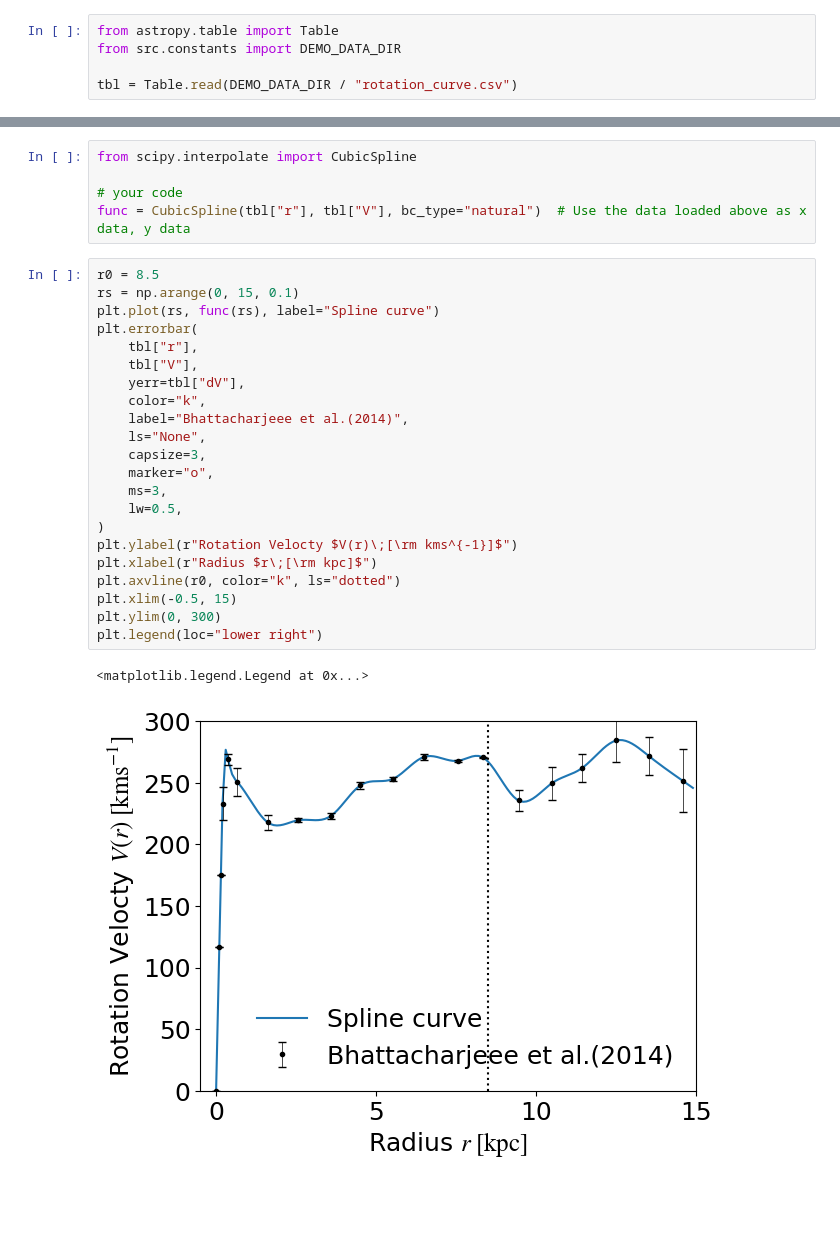
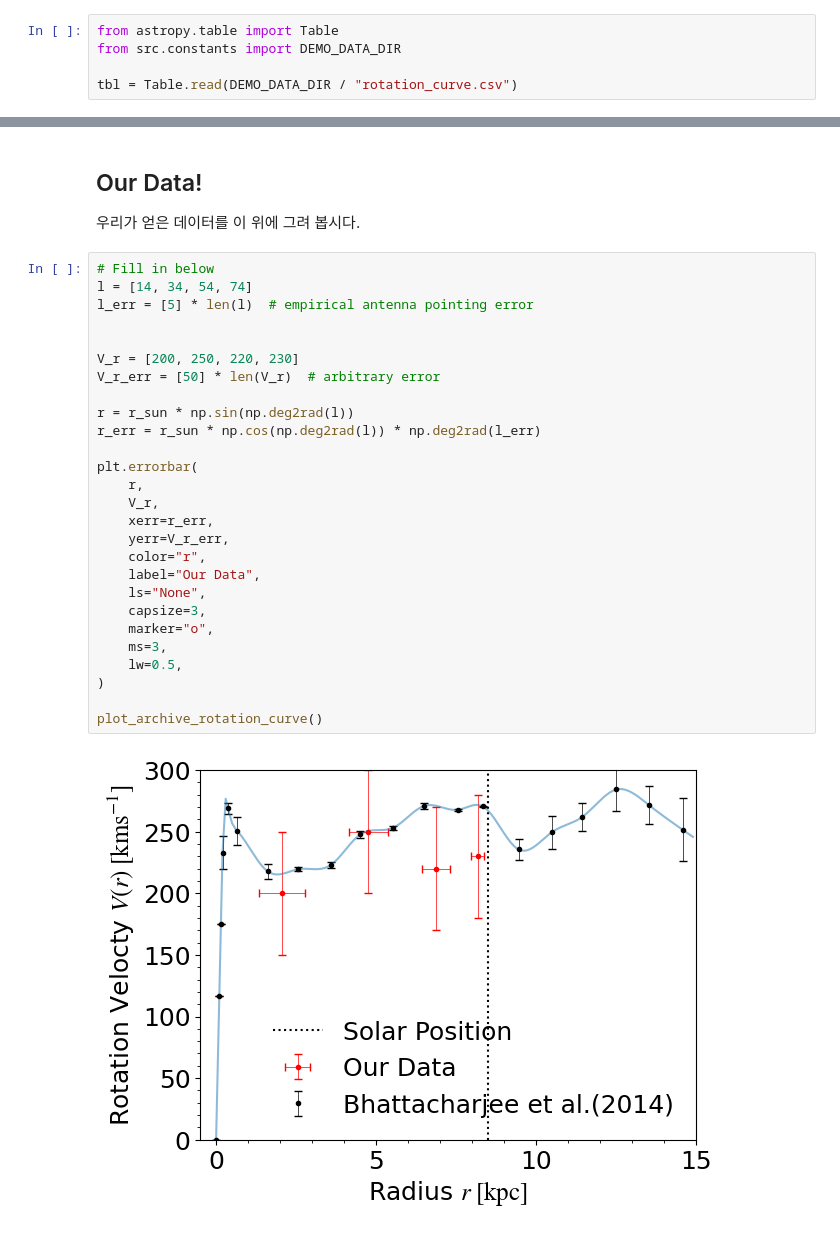
Before and after one commit to renormalization2/snu_astro_camp_2025, a Jupyter notebook: data_analysis_demo.ipynb, the cells around one changed output, grey strips where cells are left out. Cells and saved outputs as stored; diff of their text form; blank space fills up the shorter version.

```diff
--- a/data_analysis_demo.ipynb
+++ b/data_analysis_demo.ipynb
@@ -300,30 +323,33 @@ plt.show()
-# %%
-from scipy.interpolate import CubicSpline
-
-# your code
-func = CubicSpline(tbl["r"], tbl["V"], bc_type="natural")  # Use the data loaded above as x data, y data
-# %%
-r0 = 8.5
-rs = np.arange(0, 15, 0.1)
-plt.plot(rs, func(rs), label="Spline curve")
-plt.errorbar(
-    tbl["r"],
-    tbl["V"],
-    yerr=tbl["dV"],
-    color="k",
-    label="Bhattacharjeee et al.(2014)",
-    ls="None",
-    capsize=3,
-    marker="o",
-    ms=3,
-    lw=0.5,
-)
-plt.ylabel(r"Rotation Velocty $V(r)\;[\rm kms^{-1}]$")
-plt.xlabel(r"Radius $r\;[\rm kpc]$")
-plt.axvline(r0, color="k", ls="dotted")
-plt.xlim(-0.5, 15)
-plt.ylim(0, 300)
-plt.legend(loc="lower right")
-# %% [output]
-<matplotlib.legend.Legend at 0x...>
-[figure, removed]
+# %% [markdown]
+## Our Data!
+
+우리가 얻은 데이터를 이 위에 그려 봅시다.
+# %%
+# Fill in below
+l = [14, 34, 54, 74]
+l_err = [5] * len(l)  # empirical antenna pointing error
+
+
+V_r = [200, 250, 220, 230]
+V_r_err = [50] * len(V_r)  # arbitrary error
+
+r = r_sun * np.sin(np.deg2rad(l))
+r_err = r_sun * np.cos(np.deg2rad(l)) * np.deg2rad(l_err)
+
+plt.errorbar(
+    r,
+    V_r,
+    xerr=r_err,
+    yerr=V_r_err,
+    color="r",
+    label="Our Data",
+    ls="None",
+    capsize=3,
+    marker="o",
+    ms=3,
+    lw=0.5,
+)
+
+plot_archive_rotation_curve()
+# %% [output]
+[figure, added]
```
Also changed, not shown: parts of 6 cells of this notebook.
